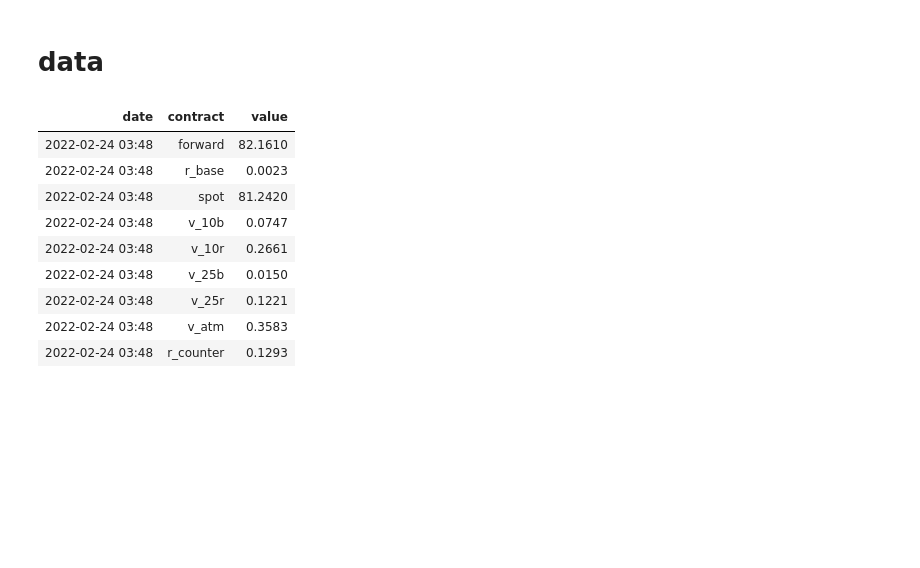
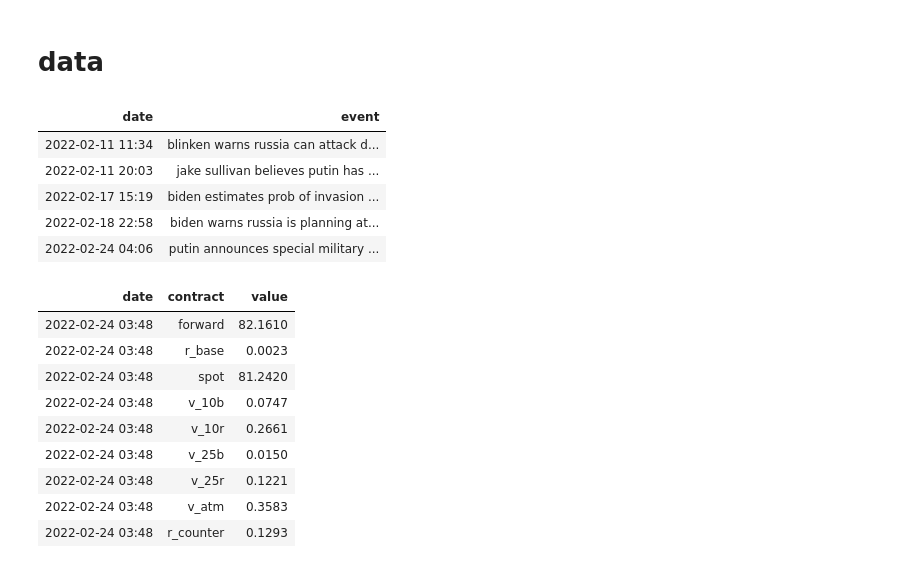
Before and after one commit to ipozdeev/fx-options-ukraine-war, a Jupyter notebook: notebooks/3-results.ipynb, the cells around one changed output. Saved outputs shown, nothing was run; the diff lists cells and outputs as text; code cells hidden in the pictures; blank space fills up the shorter version.

```diff
--- a/notebooks/3-results.ipynb
+++ b/notebooks/3-results.ipynb
@@ -24,6 +28,17 @@ EXAMPLE_DATE = "2022-02-24 03:48:00+01:00"
 plt.style.use("seaborn-v0_8-colorblind")
 # %% [markdown]
 # data
+# %%
+timeline = pd.read_csv(DATA_PATH / "raw" / "timeline.csv",
+                       index_col=0, parse_dates=True)
+format_dataframe(timeline)
+# %% [output]
+| date | event |
+| 2022-02-11 11:34 | blinken warns russia can attack d... |
+| 2022-02-11 20:03 | jake sullivan believes putin has ... |
+| 2022-02-17 15:19 | biden estimates prob of invasion ... |
+| 2022-02-18 22:58 | biden warns russia is planning at... |
+| 2022-02-24 04:06 | putin announces special military ... |
 # %%
 data = pd.read_feather(DATA_PATH / "processed" / "data.ftr")
 
```
Also changed, not shown: parts of 9 cells of this notebook, 6 other files.
